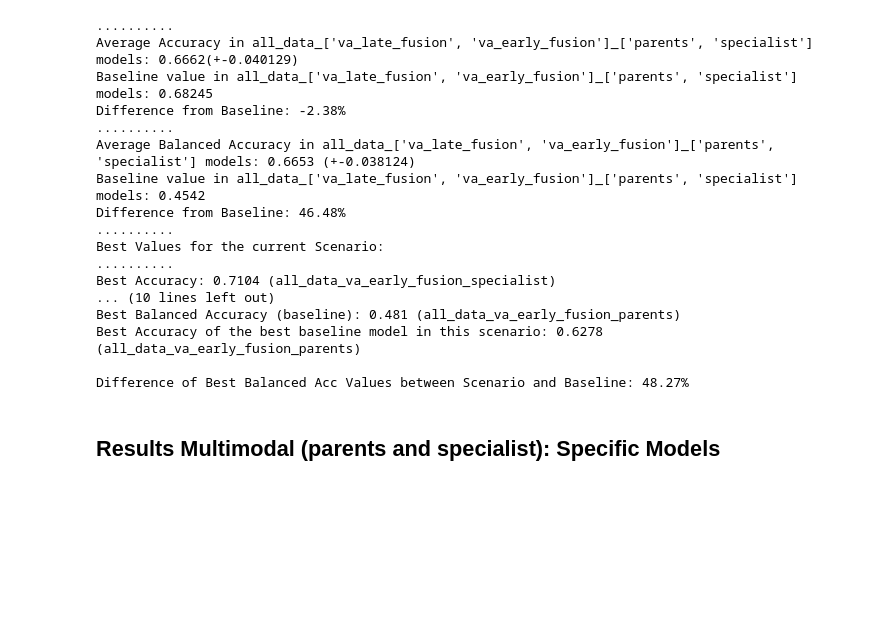
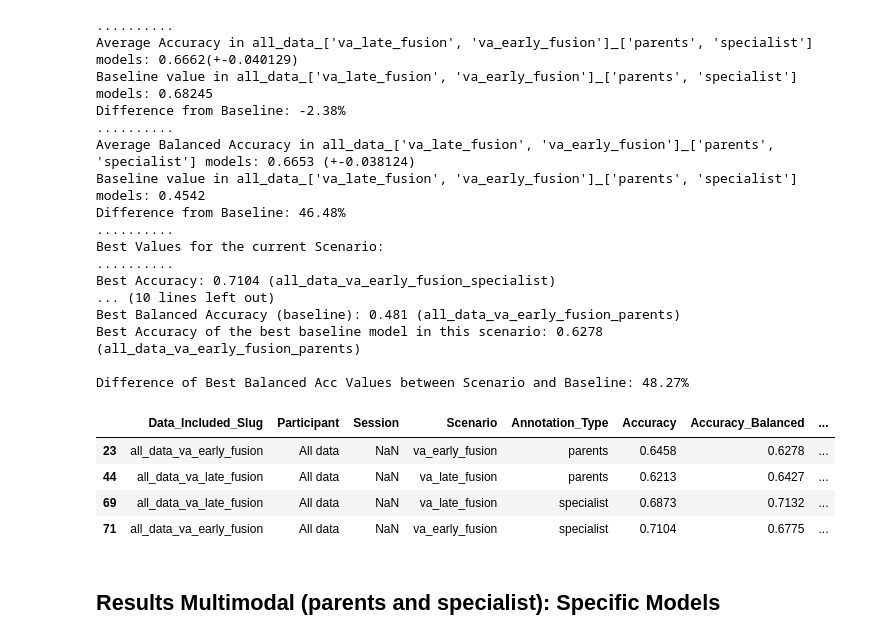
Before and after one commit to annanda/emotion_detection_for_children_with_asd, a Jupyter notebook: emotion_detection_system/processing_results/notebooks/NN Oversampling (300523).ipynb, the cells around one changed output. Cells and saved outputs as stored; diff of their text form; code cells hidden in the pictures; blank space fills up the shorter version.

Commit message:
Getting results from NN data experiments [2]

```diff
--- a/emotion_detection_system/processing_results/notebooks/NN Oversampling (300523).ipynb
+++ b/emotion_detection_system/processing_results/notebooks/NN Oversampling (300523).ipynb
@@ -25,6 +25,8 @@ sys.path.append(PROJECT_ROOT) # make my_module available to import
 
 # Importing my python module utils
 from emotion_detection_system.processing_results.information_from_results import *
+# %%
+current_data = nn_oversampling_data_results
 # %%
 def does_it_pass_t_test(values_1, values_2,tolerance=0.05):
     _, pvalue = stats.ttest_ind(values_1, values_2)
@@ -46,7 +48,7 @@ def does_it_pass_t_test(values_1, values_2,tolerance=0.05):
 scenario=['va_late_fusion', 'va_early_fusion']
 annotation_type=['parents', 'specialist']
 subset_data='all_data'
-resulting_df, baseline_df = get_subset_data(nn_oversampling_data_results,
+resulting_df, baseline_df = get_subset_data(current_data,
                                             scenario=scenario,
                                             annotation_type=annotation_type,
                                             subdataset_case=subset_data)
@@ -69,6 +71,14 @@ Best Balanced Accuracy (baseline): 0.481 (all_data_va_early_fusion_parents)
 Best Accuracy of the best baseline model in this scenario: 0.6278 (all_data_va_early_fusion_parents)
 
 Difference of Best Balanced Acc Values between Scenario and Baseline: 48.27%
+# %%
+resulting_df
+# %% [output]
+|  | Data_Included_Slug | Participant | Session | Scenario | Annotation_Type | Accuracy | Accuracy_Balanced | ... |
+| 23 | all_data_va_early_fusion | All data | NaN | va_early_fusion | parents | 0.6458 | 0.6278 | ... |
+| 44 | all_data_va_late_fusion | All data | NaN | va_late_fusion | parents | 0.6213 | 0.6427 | ... |
+| 69 | all_data_va_late_fusion | All data | NaN | va_late_fusion | specialist | 0.6873 | 0.7132 | ... |
+| 71 | all_data_va_early_fusion | All data | NaN | va_early_fusion | specialist | 0.7104 | 0.6775 | ... |
 # %% [markdown]
 ## Results Multimodal (parents and specialist): Specific Models
 # %%
```
Also changed, not shown: parts of 20 cells of this notebook, 1 other file.
